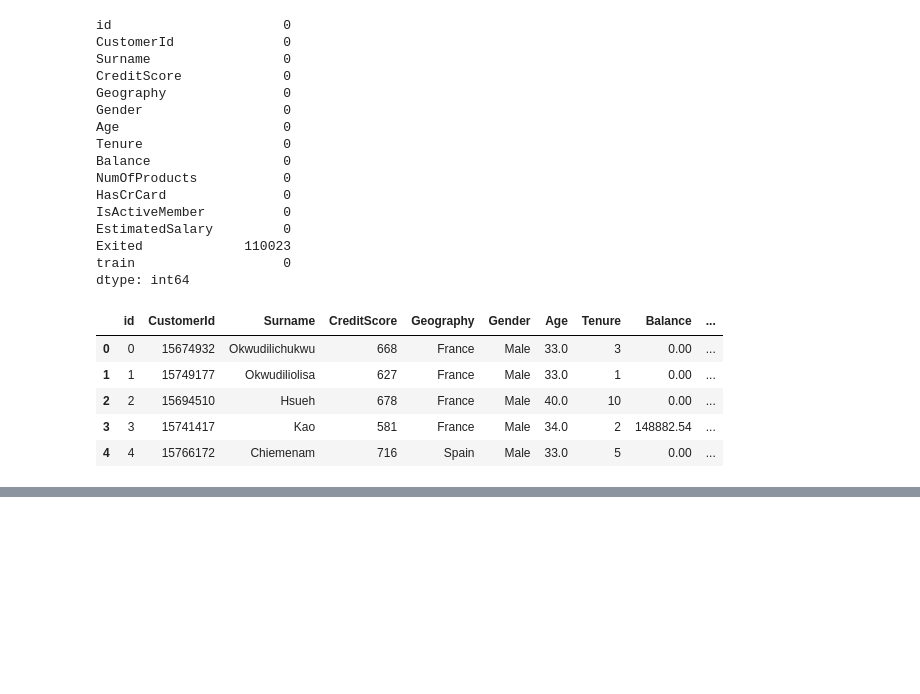
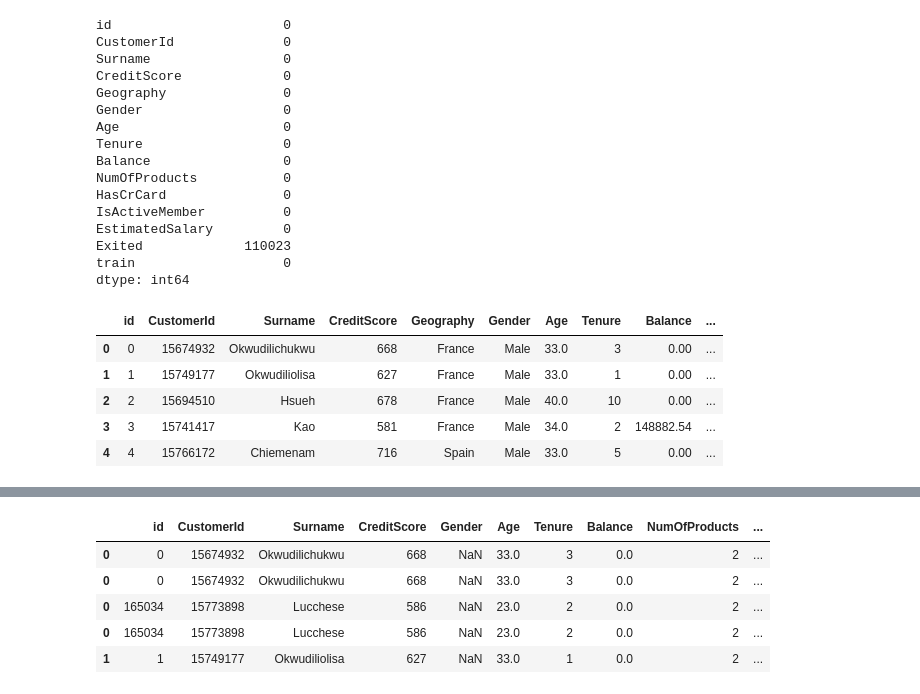
Before and after one commit to MarcusO17/kaggle-comps, a Jupyter notebook: main.ipynb, the cells around one changed output, grey strips where cells are left out. Saved outputs shown, nothing was run; the diff lists cells and outputs as text; code cells hidden in the pictures; blank space fills up the shorter version.

```diff
--- a/main.ipynb
+++ b/main.ipynb
@@ -370,0 +386,10 @@ def oneHotEncode(var):
+# %%
+df['Gender'] = df['Gender'].map({'Male' : 1, 'Female' : 0})
+df.head()
+# %% [output]
+|  | id | CustomerId | Surname | CreditScore | Gender | Age | Tenure | Balance | NumOfProducts | ... |
+| 0 | 0 | 15674932 | Okwudilichukwu | 668 | NaN | 33.0 | 3 | 0.0 | 2 | ... |
+| 0 | 0 | 15674932 | Okwudilichukwu | 668 | NaN | 33.0 | 3 | 0.0 | 2 | ... |
+| 0 | 165034 | 15773898 | Lucchese | 586 | NaN | 23.0 | 2 | 0.0 | 2 | ... |
+| 0 | 165034 | 15773898 | Lucchese | 586 | NaN | 23.0 | 2 | 0.0 | 2 | ... |
+| 1 | 1 | 15749177 | Okwudiliolisa | 627 | NaN | 33.0 | 1 | 0.0 | 2 | ... |
```
Also changed, not shown: parts of 3 cells of this notebook.
